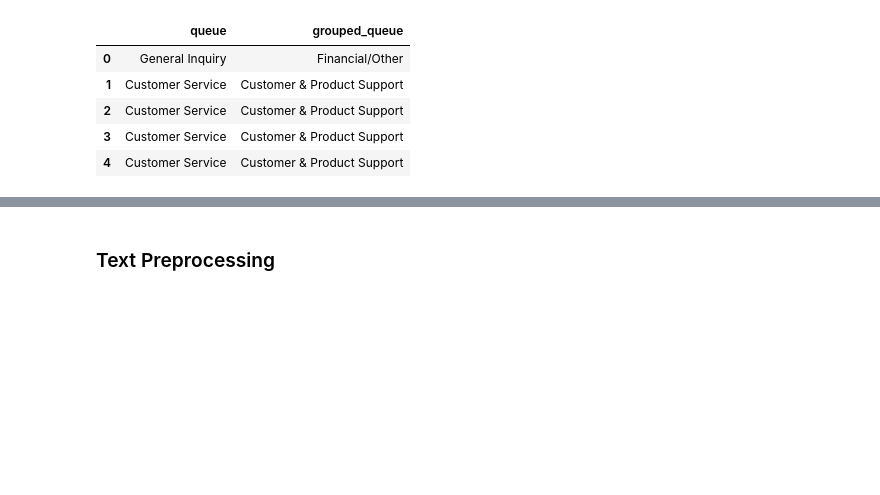
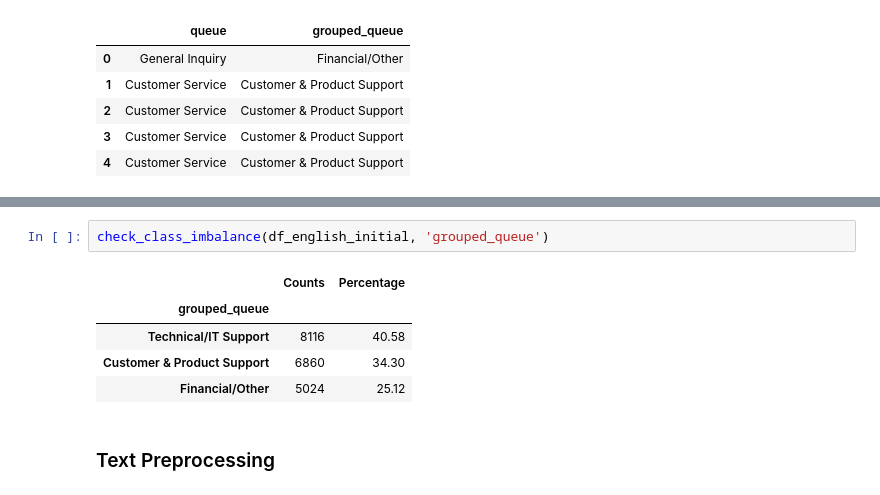
Before and after one commit to margavera/Customer-IT-Support-Text-Classification, a Jupyter notebook: notebooks/EDA.ipynb, the cells around one changed output, grey strips where cells are left out. Saved outputs shown, nothing was run; the diff lists cells and outputs as text; blank space fills up the shorter version.

```diff
--- a/notebooks/EDA.ipynb
+++ b/notebooks/EDA.ipynb
@@ -294,3 +305,11 @@ df_english_initial[['queue', 'grouped_queue']].head()
+# %%
+check_class_imbalance(df_english_initial, 'grouped_queue')
+# %% [output]
+|  | Counts | Percentage |
+| grouped_queue |  |  |
+| Technical/IT Support | 8116 | 40.58 |
+| Customer & Product Support | 6860 | 34.30 |
+| Financial/Other | 5024 | 25.12 |
 # %% [markdown]
 ### Text Preprocessing
 # %% [markdown]
```
Also changed, not shown: parts of 1 cell of this notebook.
